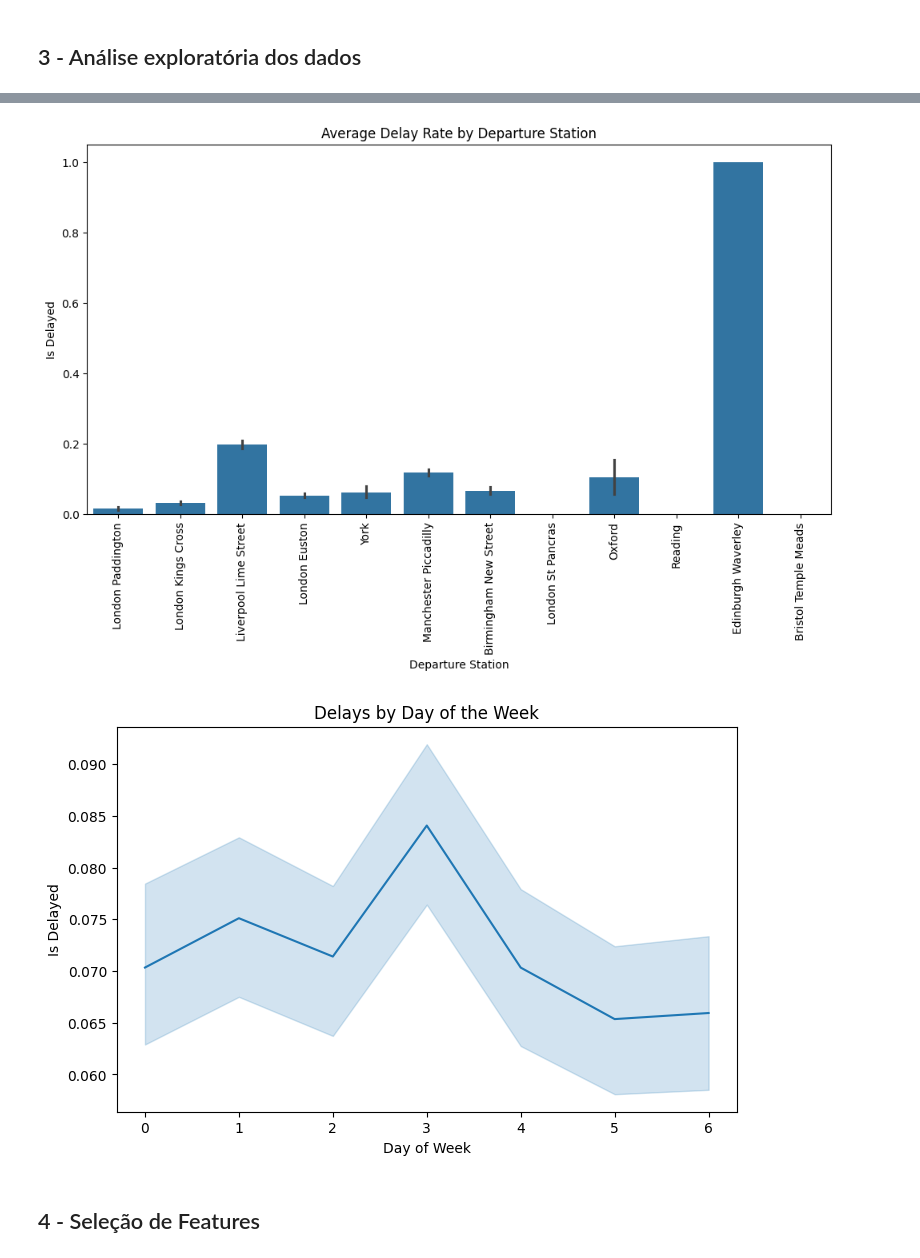
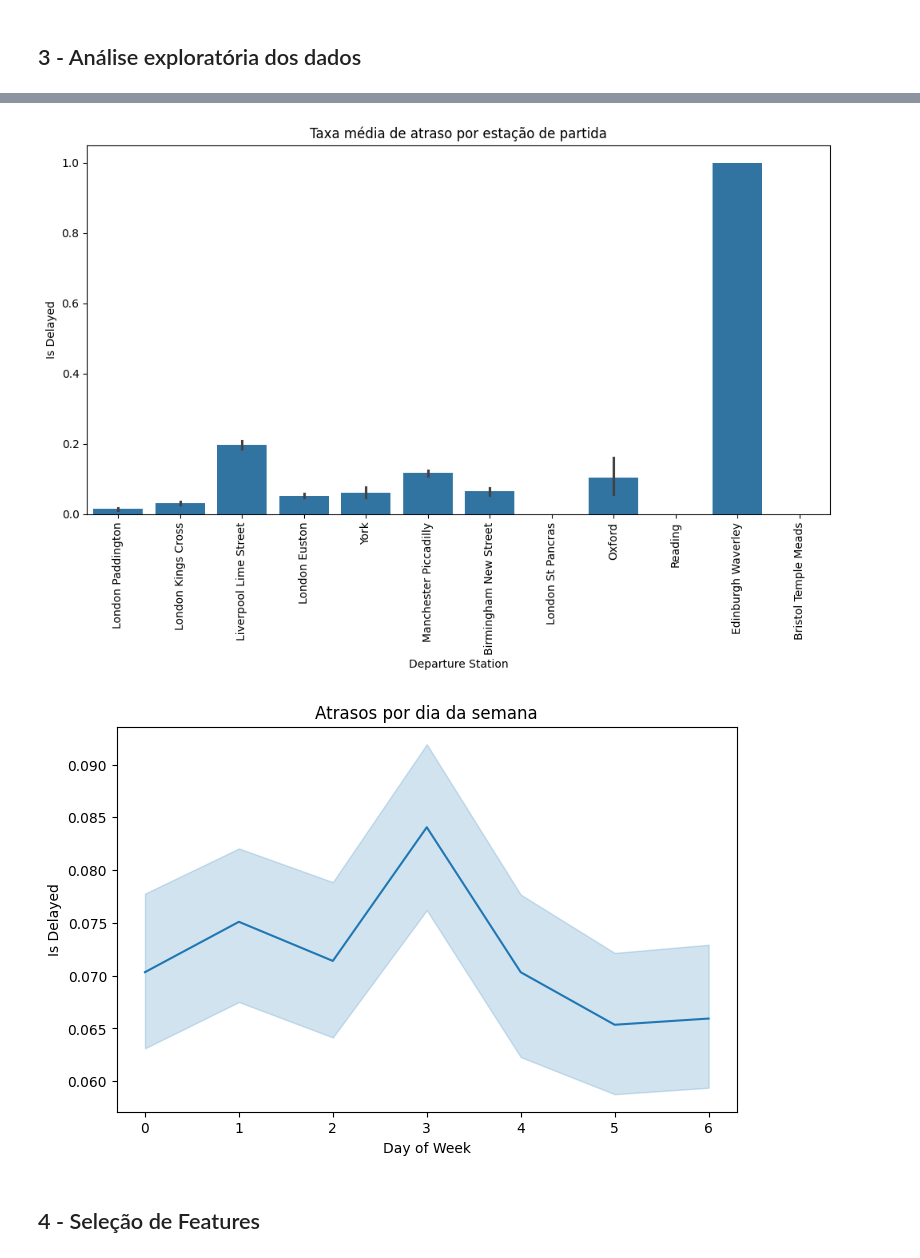
Before and after one commit to dankiest/train_delay, a Jupyter notebook: model.ipynb, the cells around one changed output, grey strips where cells are left out. Saved outputs shown, nothing was run; the diff lists cells and outputs as text; code cells hidden in the pictures.

```diff
--- a/model.ipynb
+++ b/model.ipynb
@@ -76,20 +102,20 @@ plt.show()
 # %%
-# Station-specific analysis
+# Analise por estação
 plt.figure(figsize=(12, 6))
 sns.barplot(x='Departure Station', y='Is Delayed', data=data, estimator=np.mean)
 plt.xticks(rotation=90)
-plt.title('Average Delay Rate by Departure Station')
+plt.title('Taxa média de atraso por estação de partida')
 plt.show()
 # %% [output]
-[figure, old version]
+[figure, new version]
 # %%
-# Time-based patterns (Day of Week)
+# Padrões com base no dia da semana
 plt.figure(figsize=(8, 5))
 sns.lineplot(x='Day of Week', y='Is Delayed', data=data)
-plt.title('Delays by Day of the Week')
+plt.title('Atrasos por dia da semana')
 plt.show()
 # %% [output]
-[figure, old version]
+[figure, new version]
 # %% [markdown]
 ## 4 - Seleção de Features
 # %%
```
Also changed, not shown: parts of 24 cells of this notebook, 1 other file.
